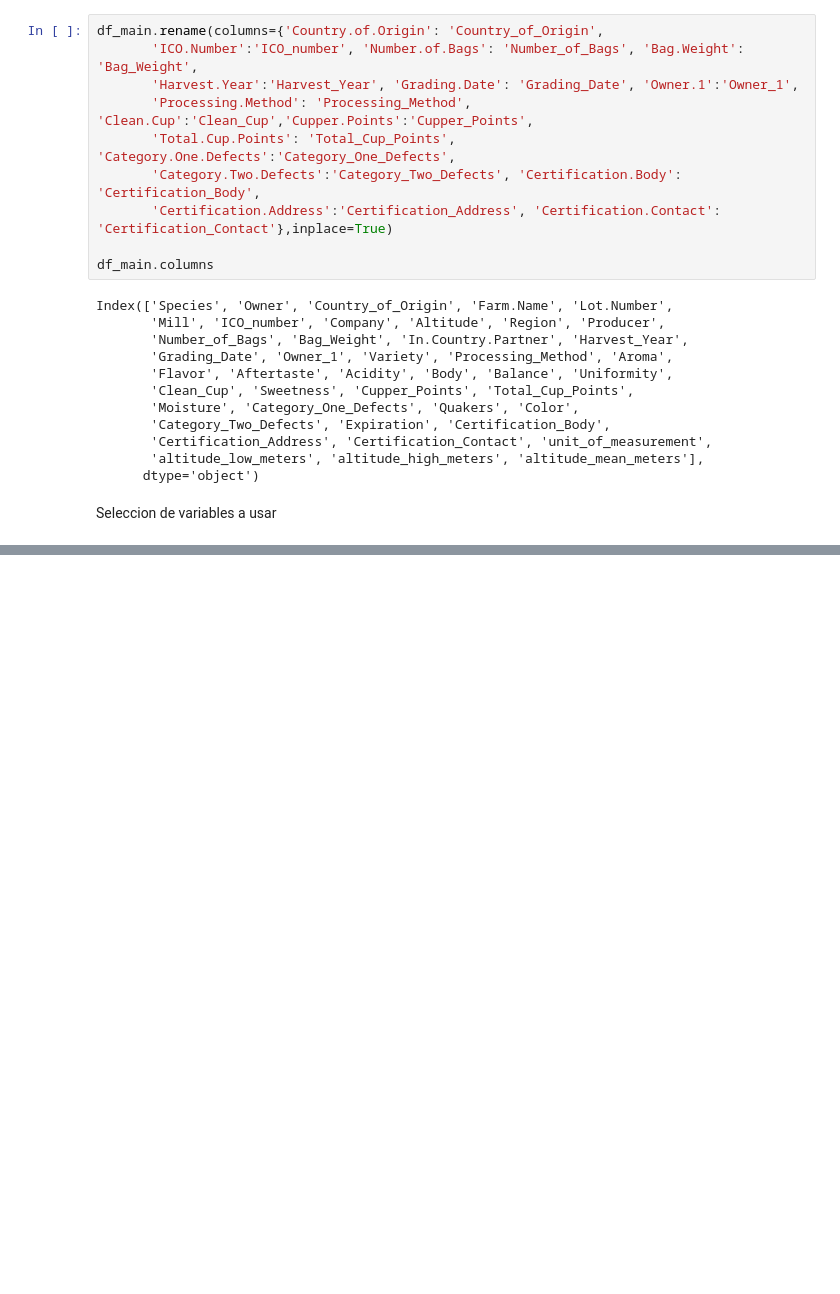
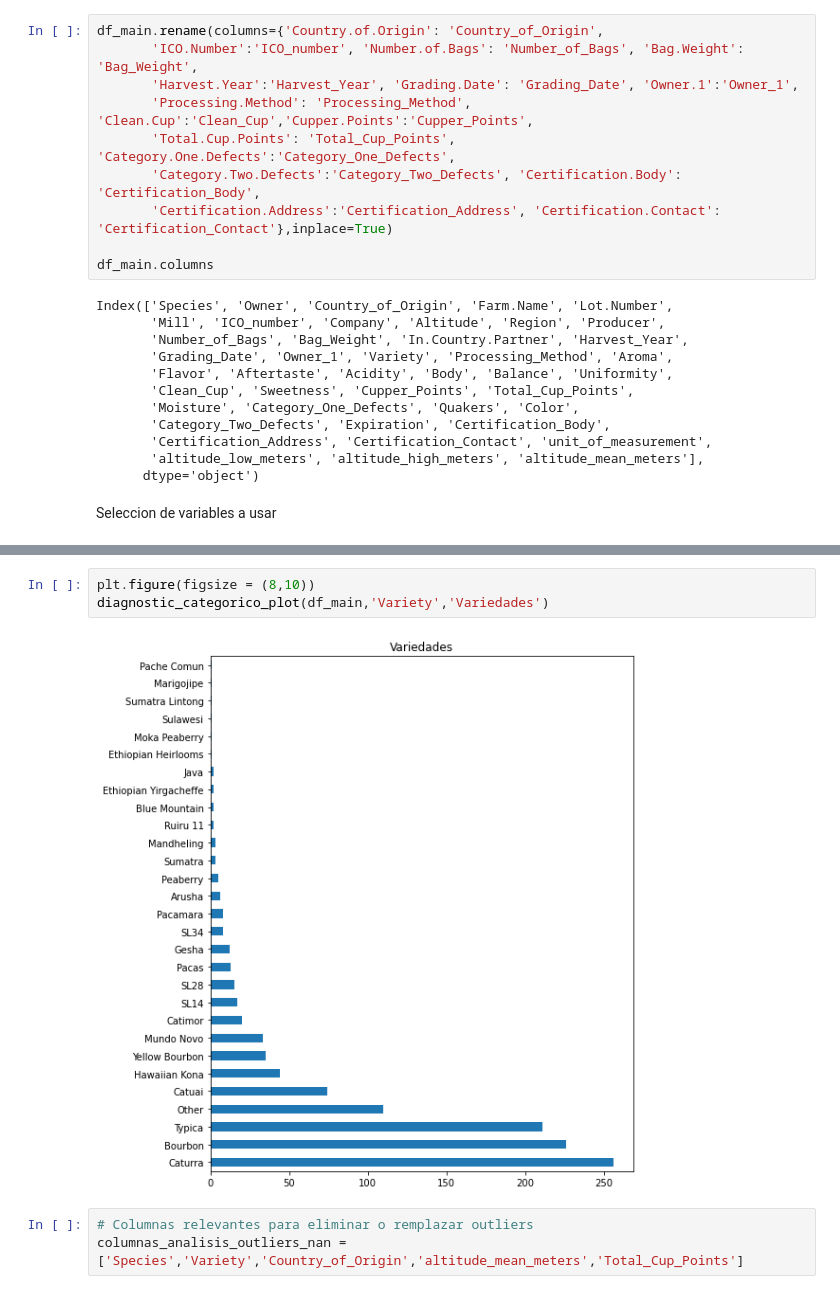
Before and after one commit to romeroelena16/PythonAnalytics, a Jupyter notebook: src/eda.ipynb, the cells around one changed output, grey strips where cells are left out. Cells and saved outputs as stored; diff of their text form; blank space fills up the shorter version.

```diff
--- a/src/eda.ipynb
+++ b/src/eda.ipynb
@@ -149,0 +176,8 @@ memory usage: 20.9+ KB
+# %%
+plt.figure(figsize = (8,10))
+diagnostic_categorico_plot(df_main,'Variety','Variedades')
+# %% [output]
+[figure, added]
+# %%
+# Columnas relevantes para eliminar o remplazar outliers
+columnas_analisis_outliers_nan = ['Species','Variety','Country_of_Origin','altitude_mean_meters','Total_Cup_Points']
```
Also changed, not shown: parts of 32 cells of this notebook.
